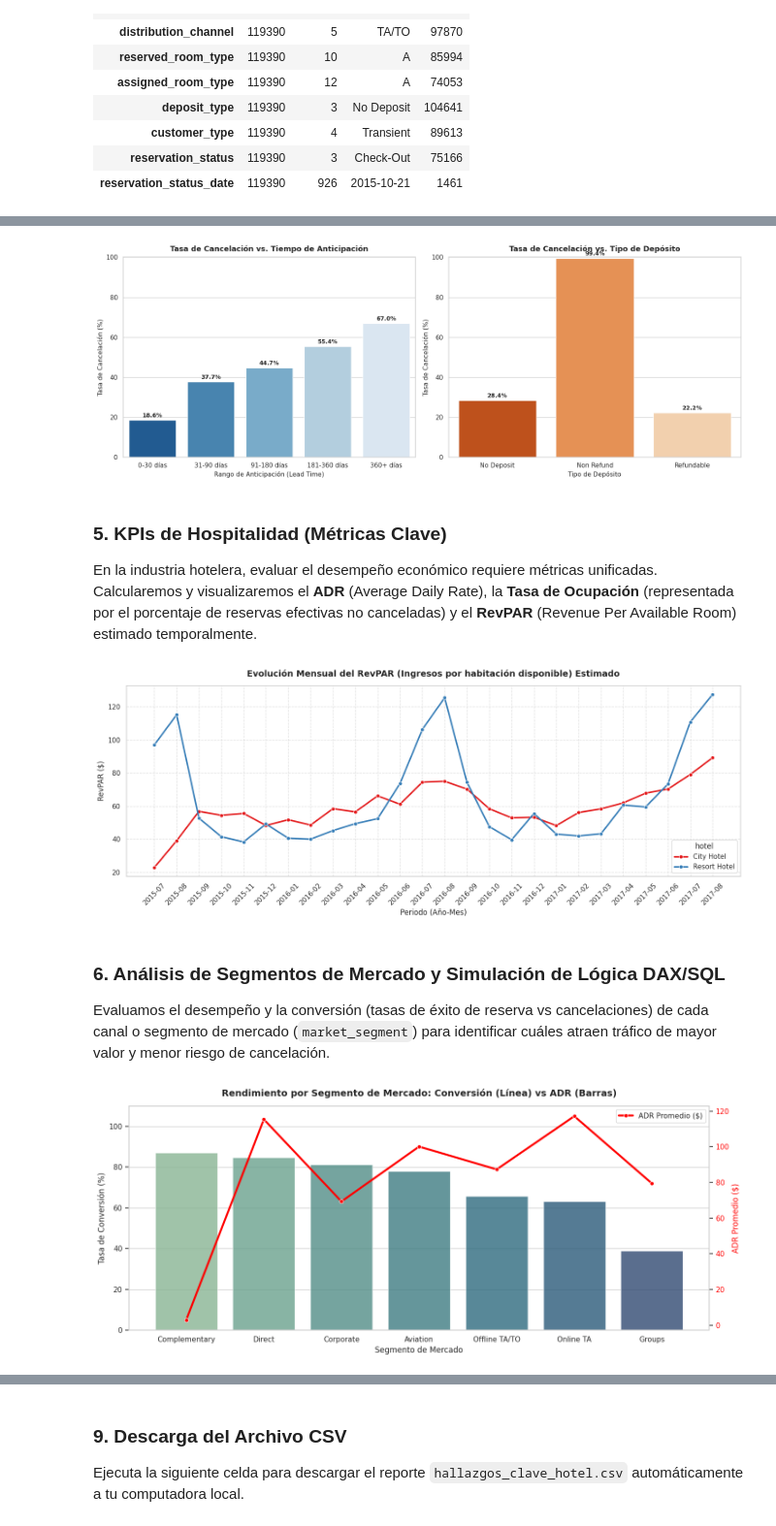
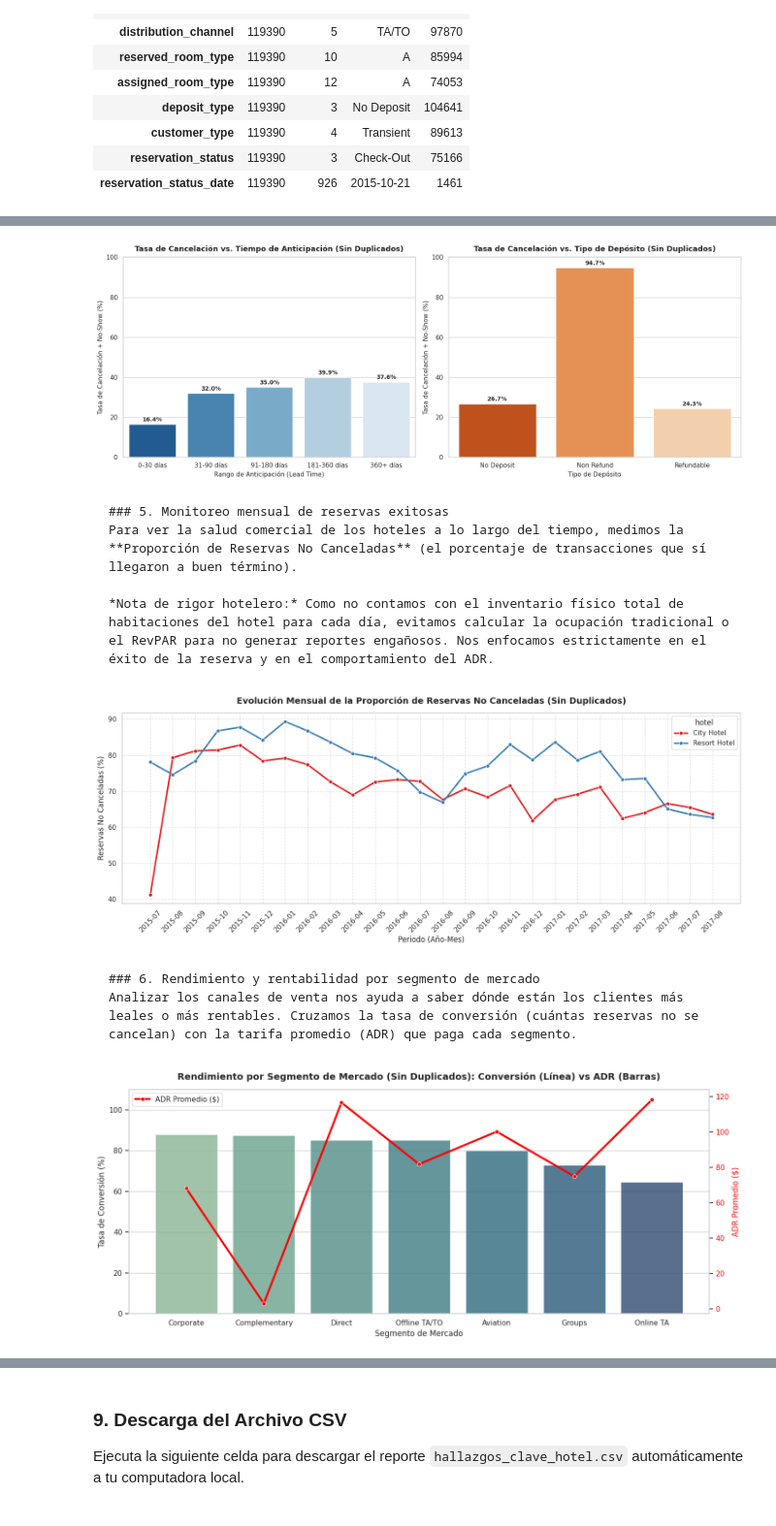
Before and after one commit to David011023/Analisis-Hotel-Booking-Demand, a Jupyter notebook: Analisis /01_Analisis_de_hotel.ipynb, the cells around one changed output, grey strips where cells are left out. Shown at 97% size. Cells and saved outputs as stored; diff of their text form; code cells hidden in the pictures.

````diff
--- a/Analisis /01_Analisis_de_hotel.ipynb
+++ b/Analisis /01_Analisis_de_hotel.ipynb
@@ -140,15 +261,17 @@ Analizaremos la relación entre el tiempo de anticipación (`lead_time`) segment
 # %%
-# 1. Crear rangos para Lead Time
-bins = [0, 30, 90, 180, 360, df['lead_time'].max()]
+# 1. Crear rangos para Lead Time en el dataset sin duplicados
+bins = [0, 30, 90, 180, 360, df_sin_duplicados['lead_time'].max()]
 labels = ['0-30 días', '31-90 días', '91-180 días', '181-360 días', '360+ días']
-df['lead_time_range'] = pd.cut(df['lead_time'], bins=bins, labels=labels, include_lowest=True)
+# Usamos loc para evitar advertencias de SettingWithCopy
+df_sin_duplicados = df_sin_duplicados.copy()
+df_sin_duplicados['lead_time_range'] = pd.cut(df_sin_duplicados['lead_time'], bins=bins, labels=labels, include_lowest=True)
 
 # Calcular tasa de cancelación por rango de anticipación
-lead_time_cancel = df.groupby('lead_time_range', observed=False)['is_canceled'].mean().reset_index()
+lead_time_cancel = df_sin_duplicados.groupby('lead_time_range', observed=False)['is_canceled'].mean().reset_index()
 lead_time_cancel['is_canceled'] *= 100
 
 # Calcular tasa de cancelación por tipo de depósito
-deposit_cancel = df.groupby('deposit_type')['is_canceled'].mean().reset_index()
+deposit_cancel = df_sin_duplicados.groupby('deposit_type')['is_canceled'].mean().reset_index()
 deposit_cancel['is_canceled'] *= 100
 
 # Configurar la figura para mostrar ambos gráficos
@@ -157,9 +280,9 @@ sns.set_theme(style="whitegrid")
 
 # Gráfico 1: Cancelación por Lead Time
 sns.barplot(ax=axes[0], x='lead_time_range', y='is_canceled', data=lead_time_cancel, palette='Blues_r', hue='lead_time_range', legend=False)
-axes[0].set_title('Tasa de Cancelación vs. Tiempo de Anticipación', fontsize=13, fontweight='bold', pad=10)
+axes[0].set_title('Tasa de Cancelación vs. Tiempo de Anticipación (Sin Duplicados)', fontsize=13, fontweight='bold', pad=10)
 axes[0].set_xlabel('Rango de Anticipación (Lead Time)', fontsize=11)
-axes[0].set_ylabel('Tasa de Cancelación (%)', fontsize=11)
+axes[0].set_ylabel('Tasa de Cancelación + No-Show (%)', fontsize=11)
 axes[0].set_ylim(0, 100)
 for p in axes[0].patches:
     axes[0].annotate(f'{p.get_height():.1f}%', (p.get_x() + p.get_width() / 2., p.get_height()),
@@ -167,9 +290,9 @@ for p in axes[0].patches:
 
 # Gráfico 2: Cancelación por Tipo de Depósito
 sns.barplot(ax=axes[1], x='deposit_type', y='is_canceled', data=deposit_cancel, palette='Oranges_r', hue='deposit_type', legend=False)
-axes[1].set_title('Tasa de Cancelación vs. Tipo de Depósito', fontsize=13, fontweight='bold', pad=10)
+axes[1].set_title('Tasa de Cancelación vs. Tipo de Depósito (Sin Duplicados)', fontsize=13, fontweight='bold', pad=10)
 axes[1].set_xlabel('Tipo de Depósito', fontsize=11)
-axes[1].set_ylabel('Tasa de Cancelación (%)', fontsize=11)
+axes[1].set_ylabel('Tasa de Cancelación + No-Show (%)', fontsize=11)
 axes[1].set_ylim(0, 100)
 for p in axes[1].patches:
     axes[1].annotate(f'{p.get_height():.1f}%', (p.get_x() + p.get_width() / 2., p.get_height()),
@@ -178,85 +301,88 @@ for p in axes[1].patches:
 plt.tight_layout()
 plt.show()
 # %% [output]
-[figure, old version]
+[figure, new version]
-# %% [markdown]
-### 5. KPIs de Hospitalidad (Métricas Clave)
-En la industria hotelera, evaluar el desempeño económico requiere métricas unificadas. Calcularemos y visualizaremos el **ADR** (Average Daily Rate), la **Tasa de Ocupación** (representada por el porcentaje de reservas efectivas no canceladas) y el **RevPAR** (Revenue Per Available Room) estimado temporalmente.
+# %% [markdown]
+```markdown
+### 5. Monitoreo mensual de reservas exitosas
+Para ver la salud comercial de los hoteles a lo largo del tiempo, medimos la **Proporción de Reservas No Canceladas** (el porcentaje de transacciones que sí llegaron a buen término).
+
+*Nota de rigor hotelero:* Como no contamos con el inventario físico total de habitaciones del hotel para cada día, evitamos calcular la ocupación tradicional o el RevPAR para no generar reportes engañosos. Nos enfocamos estrictamente en el éxito de la reserva y en el comportamiento del ADR.
+```
 # %%
-# Mapear los nombres de los meses a números para poder ordenar cronológicamente
+# Mapear los nombres de los meses a números para ordenar cronológicamente
 months_map = {
     'January': 1, 'February': 2, 'March': 3, 'April': 4, 'May': 5, 'June': 6,
     'July': 7, 'August': 8, 'September': 9, 'October': 10, 'November': 11, 'December': 12
 }
-df['arrival_date_month_num'] = df['arrival_date_month'].map(months_map)
+df_sin_duplicados['arrival_date_month_num'] = df_sin_duplicados['arrival_date_month'].map(months_map)
 
-# Agrupar datos por año, mes y tipo de hotel
-kpi_data = df.groupby(['arrival_date_year', 'arrival_date_month_num', 'arrival_date_month', 'hotel']).agg(
+# Agrupar datos por año, mes y tipo de hotel en dataset limpio
+kpi_data = df_sin_duplicados.groupby(['arrival_date_year', 'arrival_date_month_num', 'arrival_date_month', 'hotel']).agg(
     total_bookings=('is_canceled', 'count'),
     successful_bookings=('is_canceled', lambda x: (x == 0).sum()),
     average_adr=('adr', 'mean')
 ).reset_index()
 
-# Calcular Tasa de Ocupación aproximada (reservas exitosas / total de reservas en el dataset)
-kpi_data['occupancy_rate'] = kpi_data['successful_bookings'] / kpi_data['total_bookings']
-
-# Calcular RevPAR simplificado (ADR * Tasa de Ocupación)
-kpi_data['revpar'] = kpi_data['average_adr'] * kpi_data['occupancy_rate']
+# Calcular la Proporción de Reservas No Canceladas
+kpi_data['prop_no_canceladas'] = (kpi_data['successful_bookings'] / kpi_data['total_bookings']) * 100
 
 # Ordenar cronológicamente
 kpi_data = kpi_data.sort_values(by=['arrival_date_year', 'arrival_date_month_num'])
 kpi_data['date'] = kpi_data['arrival_date_year'].astype(str) + '-' + kpi_data['arrival_date_month_num'].astype(str).str.zfill(2)
 
-# Graficar la evolución del ADR y RevPAR para ambos hoteles
+# Graficar la evolución de la Proporción de Reservas No Canceladas
 plt.figure(figsize=(15, 6))
-sns.lineplot(data=kpi_data, x='date', y='revpar', hue='hotel', marker='o', linewidth=2.5, palette='Set1')
-plt.title('Evolución Mensual del RevPAR (Ingresos por habitación disponible) Estimado', fontsize=14, fontweight='bold', pad=15)
+sns.lineplot(data=kpi_data, x='date', y='prop_no_canceladas', hue='hotel', marker='o', linewidth=2.5, palette='Set1')
+plt.title('Evolución Mensual de la Proporción de Reservas No Canceladas (Sin Duplicados)', fontsize=14, fontweight='bold', pad=15)
 plt.xlabel('Periodo (Año-Mes)', fontsize=12)
-plt.ylabel('RevPAR ($)', fontsize=12)
+plt.ylabel('Reservas No Canceladas (%)', fontsize=12)
 plt.xticks(rotation=45)
 plt.grid(True, linestyle='--', alpha=0.6)
 plt.tight_layout()
 plt.show()
 # %% [output]
-[figure, old version]
+[figure, new version]
-# %% [markdown]
-### 6. Análisis de Segmentos de Mercado y Simulación de Lógica DAX/SQL
-Evaluamos el desempeño y la conversión (tasas de éxito de reserva vs cancelaciones) de cada canal o segmento de mercado (`market_segment`) para identificar cuáles atraen tráfico de mayor valor y menor riesgo de cancelación.
+# %% [markdown]
+```markdown
+### 6. Rendimiento y rentabilidad por segmento de mercado
+Analizar los canales de venta nos ayuda a saber dónde están los clientes más leales o más rentables. Cruzamos la tasa de conversión (cuántas reservas no se cancelan) con la tarifa promedio (ADR) que paga cada segmento.
+```
 # %%
-# Calcular métricas clave por segmento de mercado
-segment_analysis = df.groupby('market_segment').agg(
+# Calcular métricas clave por segmento de mercado con el dataset sin duplicados
+segment_analysis = df_sin_duplicados.groupby('market_segment').agg(
     total_bookings=('is_canceled', 'count'),
     cancellation_rate=('is_canceled', 'mean'),
     average_adr=('adr', 'mean')
 ).reset_index()
 
 # Convertir tasa de cancelación a porcentaje
 segment_analysis['cancellation_rate'] *= 100
 # Calcular tasa de conversión (reservas exitosas)
 segment_analysis['conversion_rate'] = 100 - segment_analysis['cancellation_rate']
 
-# Filtrar segmentos poco representativos si los hubiera
+# Filtrar segmentos poco representativos
 segment_analysis = segment_analysis[segment_analysis['total_bookings'] > 100].sort_values(by='conversion_rate', ascending=False)
 
 # Graficar la Tasa de Conversión y el ADR promedio por Segmento de Mercado
 fig, ax1 = plt.subplots(figsize=(14, 6))
 sns.set_theme(style="whitegrid")
 
 # Barras de Tasa de Conversión
 sns.barplot(ax=ax1, x='market_segment', y='conversion_rate', data=segment_analysis, palette='crest', hue='market_segment', legend=False, alpha=0.8)
-ax1.set_title('Rendimiento por Segmento de Mercado: Conversión (Línea) vs ADR (Barras)', fontsize=14, fontweight='bold', pad=15)
+ax1.set_title('Rendimiento por Segmento de Mercado (Sin Duplicados): Conversión (Línea) vs ADR (Barras)', fontsize=14, fontweight='bold', pad=15)
 ax1.set_xlabel('Segmento de Mercado', fontsize=12)
 ax1.set_ylabel('Tasa de Conversión (%)', fontsize=12)
 ax1.set_ylim(0, 110)
 
 # Línea para el ADR Promedio
 ax2 = ax1.twinx()
 sns.lineplot(ax=ax2, x='market_segment', y='average_adr', data=segment_analysis, color='red', marker='o', linewidth=3, label='ADR Promedio ($)')
 ax2.set_ylabel('ADR Promedio ($)', fontsize=12, color='red')
 ax2.tick_params(axis='y', labelcolor='red')
 ax2.grid(False)
 
 plt.tight_layout()
 plt.show()
 # %% [output]
-[figure, old version]
+[figure, new version]
````
Also changed, not shown: parts of 22 cells of this notebook.
